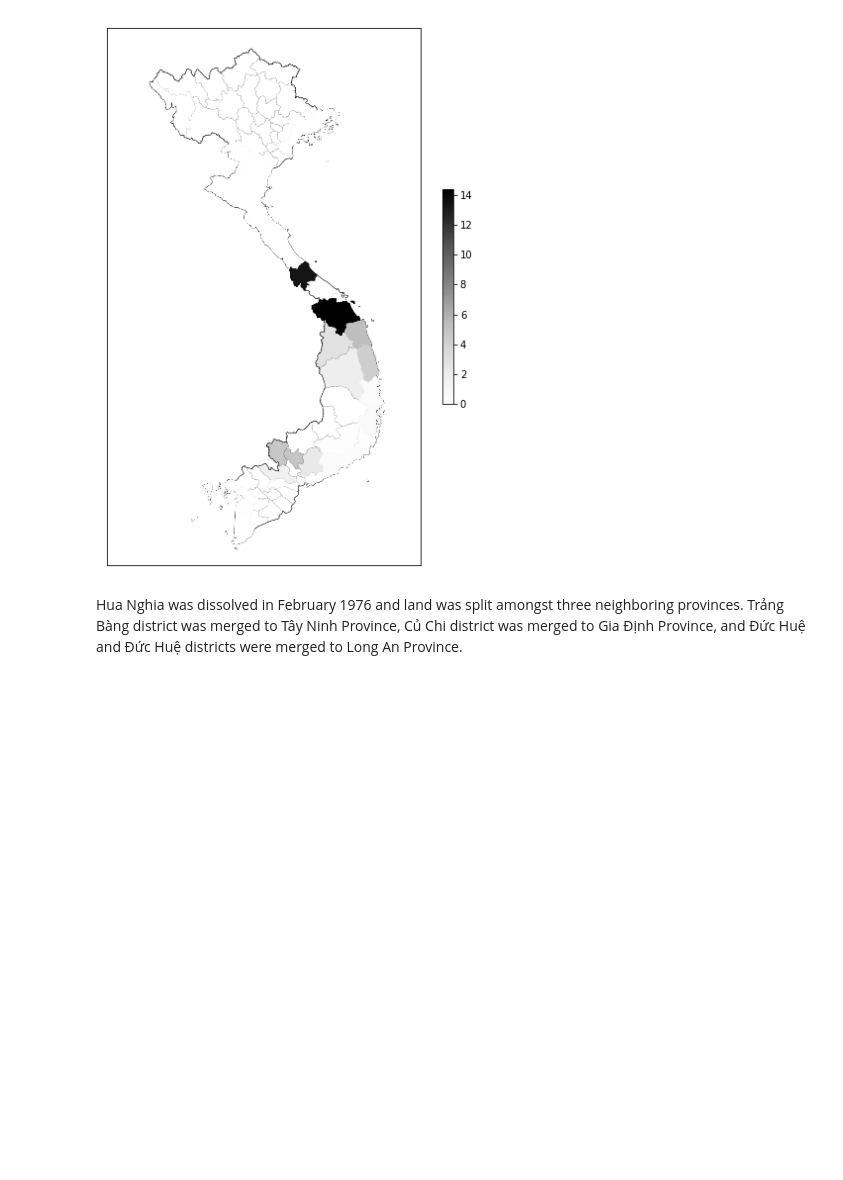
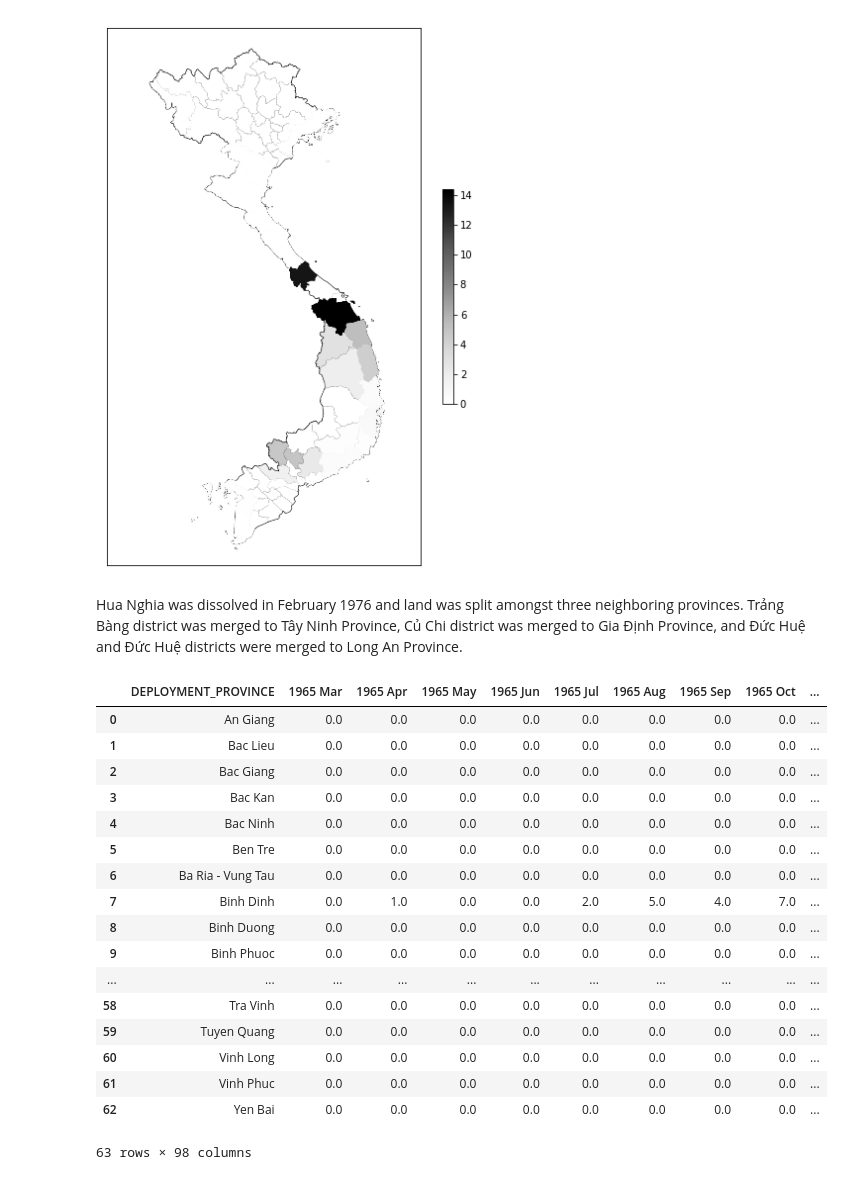
Before and after one commit to dianaow/dianaow.github.io, a Jupyter notebook: vietnamconflict/Untitled-Copy1.ipynb, the cells around one changed output. Drawn from its saved outputs; the diff is of its cells as text; code cells hidden in the pictures; blank space fills up the shorter version.

```diff
--- a/vietnamconflict/Untitled-Copy1.ipynb
+++ b/vietnamconflict/Untitled-Copy1.ipynb
@@ -214,8 +214,29 @@ def group_deaths_time(df, all_provinces):
     mapper = lambda x: x.strftime("%Y %b") if isinstance(x, datetime) else x
     df.columns = df.columns.map(mapper)
 
-    df.to_csv("./data/deathPercentages_byProvince_byTime.csv", index=False)
+    df.to_csv("./data/deathPercentages_byProvince_byTime_PT.csv", index=False)
 
     return df
 # %%
 df_grouped = group_deaths_time(df, all_provinces)
+# %%
+df_grouped
+# %% [output]
+|  | DEPLOYMENT_PROVINCE | 1965 Mar | 1965 Apr | 1965 May | 1965 Jun | 1965 Jul | 1965 Aug | 1965 Sep | 1965 Oct | ... |
+| 0 | An Giang | 0.0 | 0.0 | 0.0 | 0.0 | 0.0 | 0.0 | 0.0 | 0.0 | ... |
+| 1 | Bac Lieu | 0.0 | 0.0 | 0.0 | 0.0 | 0.0 | 0.0 | 0.0 | 0.0 | ... |
+| 2 | Bac Giang | 0.0 | 0.0 | 0.0 | 0.0 | 0.0 | 0.0 | 0.0 | 0.0 | ... |
+| 3 | Bac Kan | 0.0 | 0.0 | 0.0 | 0.0 | 0.0 | 0.0 | 0.0 | 0.0 | ... |
+| 4 | Bac Ninh | 0.0 | 0.0 | 0.0 | 0.0 | 0.0 | 0.0 | 0.0 | 0.0 | ... |
+| 5 | Ben Tre | 0.0 | 0.0 | 0.0 | 0.0 | 0.0 | 0.0 | 0.0 | 0.0 | ... |
+| 6 | Ba Ria - Vung Tau | 0.0 | 0.0 | 0.0 | 0.0 | 0.0 | 0.0 | 0.0 | 0.0 | ... |
+| 7 | Binh Dinh | 0.0 | 1.0 | 0.0 | 0.0 | 2.0 | 5.0 | 4.0 | 7.0 | ... |
+| 8 | Binh Duong | 0.0 | 0.0 | 0.0 | 0.0 | 0.0 | 0.0 | 0.0 | 0.0 | ... |
+| 9 | Binh Phuoc | 0.0 | 0.0 | 0.0 | 0.0 | 0.0 | 0.0 | 0.0 | 0.0 | ... |
+| ... | ... | ... | ... | ... | ... | ... | ... | ... | ... | ... |
+| 58 | Tra Vinh | 0.0 | 0.0 | 0.0 | 0.0 | 0.0 | 0.0 | 0.0 | 0.0 | ... |
+| 59 | Tuyen Quang | 0.0 | 0.0 | 0.0 | 0.0 | 0.0 | 0.0 | 0.0 | 0.0 | ... |
+| 60 | Vinh Long | 0.0 | 0.0 | 0.0 | 0.0 | 0.0 | 0.0 | 0.0 | 0.0 | ... |
+| 61 | Vinh Phuc | 0.0 | 0.0 | 0.0 | 0.0 | 0.0 | 0.0 | 0.0 | 0.0 | ... |
+| 62 | Yen Bai | 0.0 | 0.0 | 0.0 | 0.0 | 0.0 | 0.0 | 0.0 | 0.0 | ... |
+63 rows × 98 columns
```
Also changed, not shown: 28 other files.
